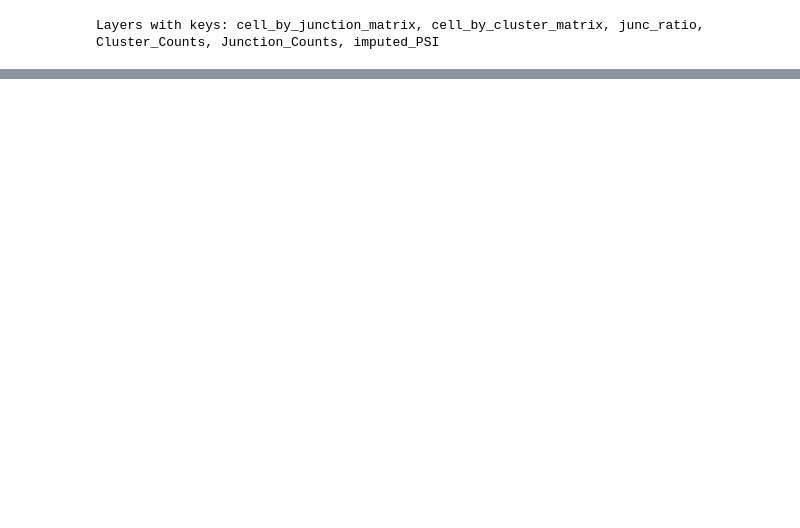
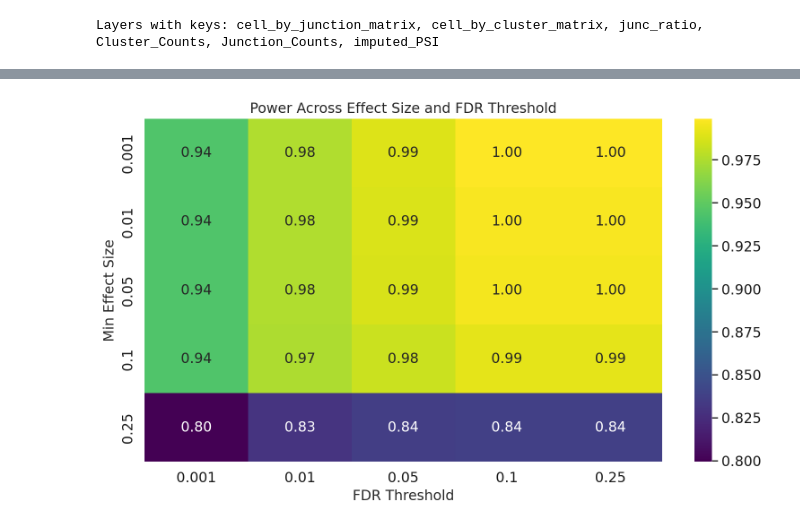
Before and after one commit to daklab/LeafletFA, a Jupyter notebook: notebooks/simulation_analysis/leafletfa_simulation_test.ipynb, the cells around one changed output, grey strips where cells are left out. Saved outputs shown, nothing was run; the diff lists cells and outputs as text; code cells hidden in the pictures; blank space fills up the shorter version.

```diff
--- a/notebooks/simulation_analysis/leafletfa_simulation_test.ipynb
+++ b/notebooks/simulation_analysis/leafletfa_simulation_test.ipynb
@@ -522,4 +465,0 @@ df_fdr_results = ds.calibration_test(leaflet_model, true_positive_junctions, min
-# %%
-# Example usage
-precision, recall, auc_pr = ds.plot_precision_recall_curve(adata_input, results_df)
-fpr, tpr, auc_roc = ds.plot_roc_curve(adata_input, results_df)
@@ -561,5 +465,0 @@ print(f"Saved run summary to {results_file}")
-# %%
-leaflet_model.y = None
-leaflet_model.total_counts = None
-# %%
-leaflet_model.adata = None
@@ -568,7 +465,0 @@ leaflet_model.all_params
-# %%
-# Save leafletfa model object
-# Save the trained LeafletFA model (without the adata object)
-leaflet_model.adata = None
-# Remove tensors also
-leaflet_model.y = None
-leaflet_model.total_counts = None
@@ -599,0 +569,13 @@ leaflet_model.alpha
+# %%
+# Pivot the DataFrame for heatmap input
+heatmap_data = summary_df.pivot(index="effect_size", columns="fdr_threshold", values="Power")
+
+plt.figure(figsize=(10, 6))
+sns.heatmap(heatmap_data, annot=True, fmt=".2f", cmap="viridis")
+plt.title("Power Across Effect Size and FDR Threshold")
+plt.xlabel("FDR Threshold")
+plt.ylabel("Min Effect Size")
+plt.tight_layout()
+plt.show()
+# %% [output]
+[figure, added]
```
Also changed, not shown: parts of 38 cells of this notebook, 18 other files.
